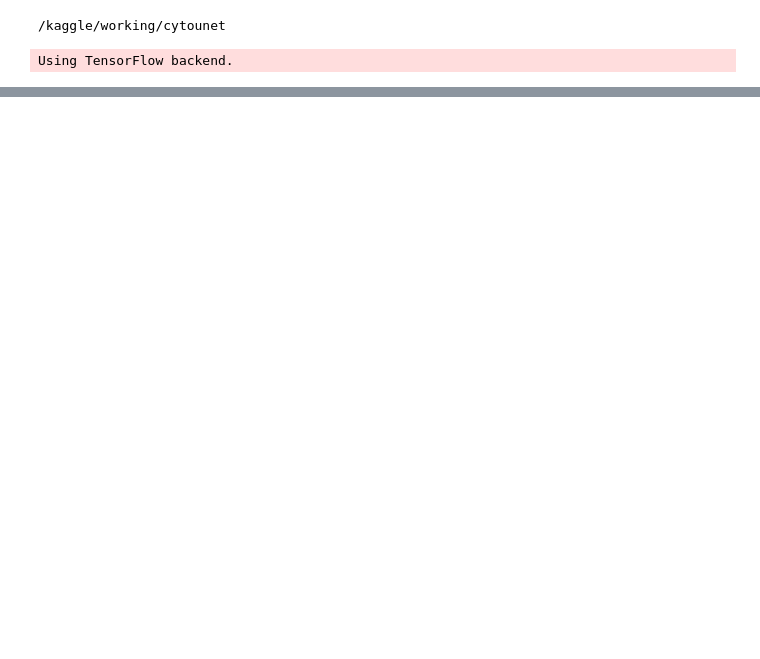
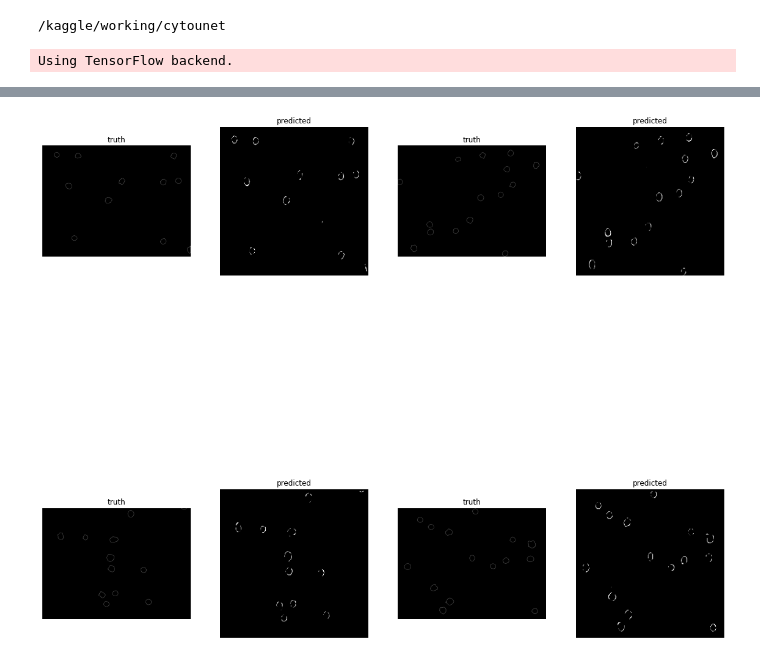
Before and after one commit to Nelson-Gon/cytounet, a Jupyter notebook: examples/example_usage.ipynb, the cells around one changed output, grey strips where cells are left out. Saved outputs shown, nothing was run; the diff lists cells and outputs as text; code cells hidden in the pictures; blank space fills up the shorter version.

```diff
--- a/examples/example_usage.ipynb
+++ b/examples/example_usage.ipynb
@@ -80,0 +76,2 @@ plt.legend(('loss', 'dice coefficient'))
+# %%
+y_test = read_images("examples/BBBC030_v1/test_truth",image_suffix="png")
@@ -80,0 +84,4 @@ plt.legend(('loss', 'dice coefficient'))
+# %%
+show_images(y_test, results,number = 4, titles=['truth', 'predicted'], figure_size=(20,20))
+# %% [output]
+[figure, added]
```
Also changed, not shown: parts of 11 cells of this notebook, 1 other file.
